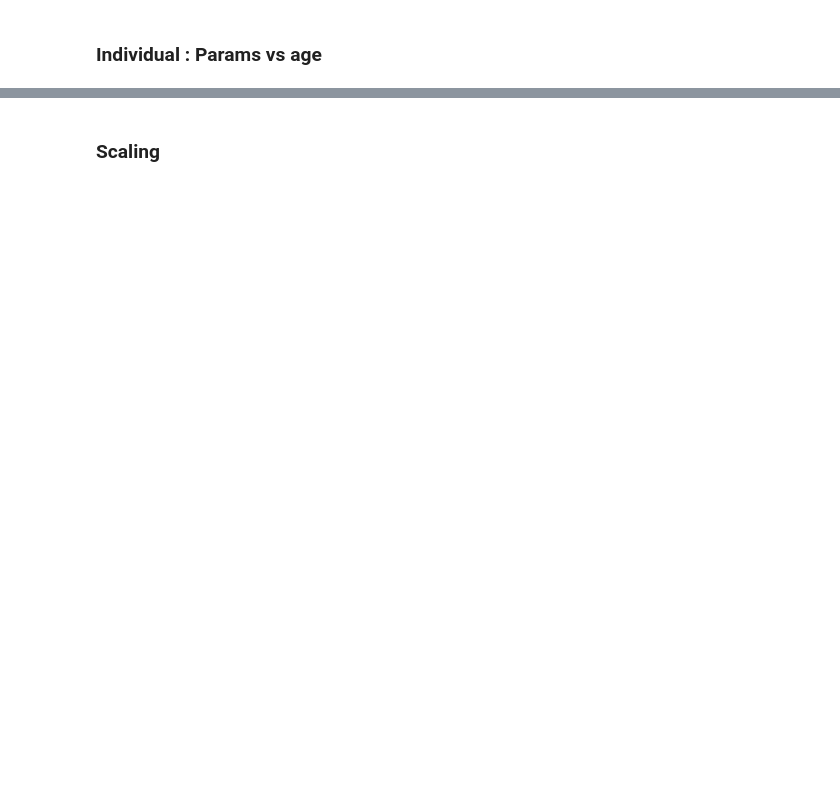
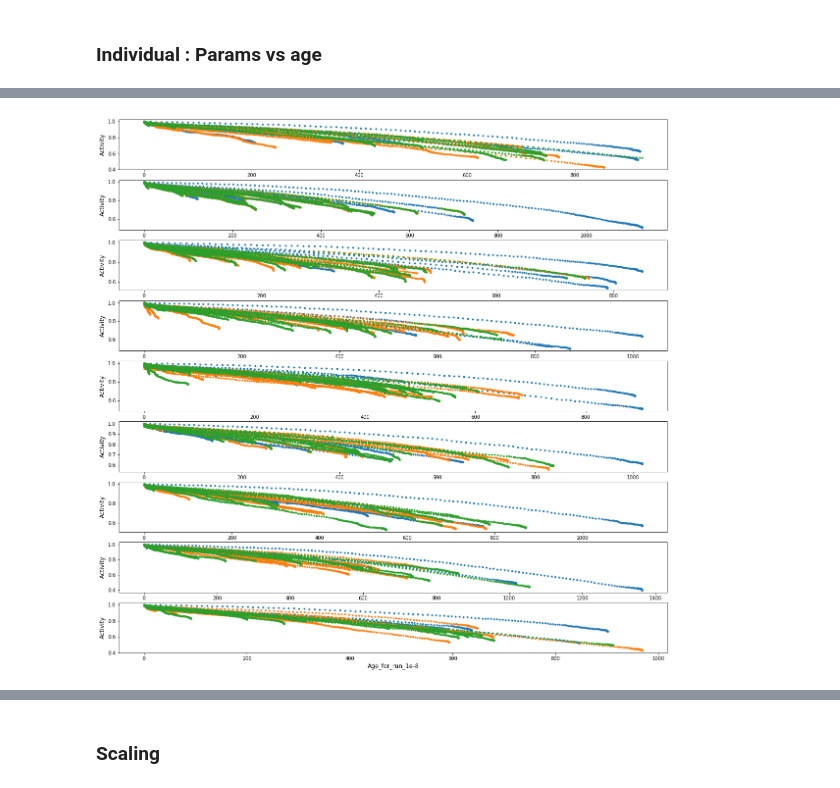
Before and after one commit to alicegenestier/Red_Queen_PRDM9, a Jupyter notebook: cluster/meiosis/meiosis_notebook.ipynb, the cells around one changed output, grey strips where cells are left out. Saved outputs shown, nothing was run; the diff lists cells and outputs as text; code cells hidden in the pictures; blank space fills up the shorter version.

```diff
--- a/cluster/meiosis/meiosis_notebook.ipynb
+++ b/cluster/meiosis/meiosis_notebook.ipynb
@@ -338,0 +428,4 @@ index_line=index_line+1
+# %%
+plot_data_mig("analyses/scaling_M_3/","Age","Activity","allele",0,0)
+# %% [output]
+[figure, added]
```
Also changed, not shown: parts of 57 cells of this notebook, 6 other files.
